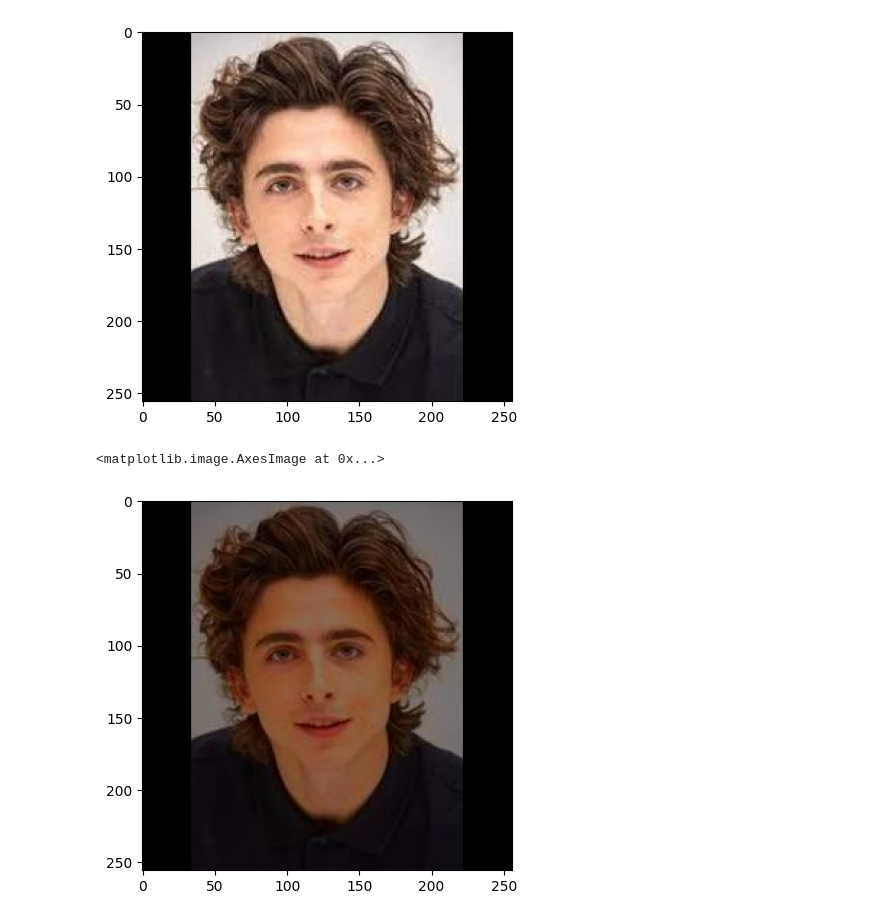
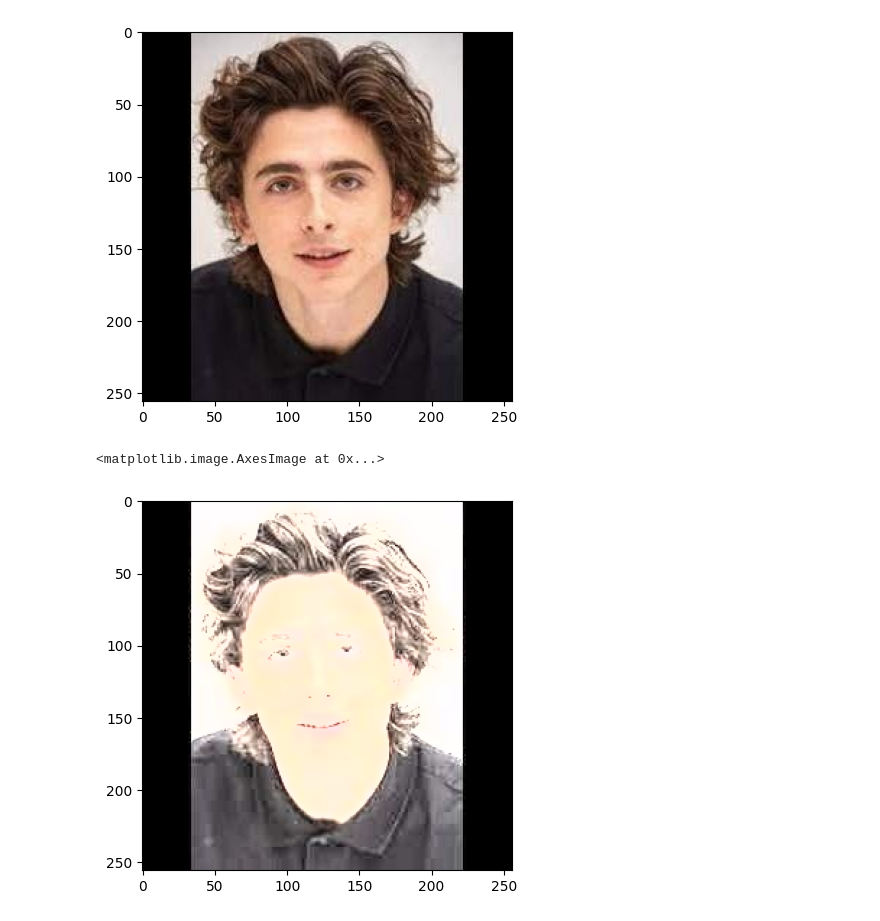
Before and after one commit to gry-mar/biometrics-assignment-1, a Jupyter notebook: notebooks/image_adjustment_test.ipynb, the cells around one changed output. Saved outputs shown, nothing was run; the diff lists cells and outputs as text; code cells hidden in the pictures.

```diff
--- a/notebooks/image_adjustment_test.ipynb
+++ b/notebooks/image_adjustment_test.ipynb
@@ -18,11 +15,11 @@ plt.imshow(image)
 <matplotlib.image.AxesImage at 0x...>
 [figure]
 # %%
-res = iu.change_luminance(image, scale_type=iu.ScaleType.LINEAR, factor=.5)
+res = iu.change_luminance(image, scale_type=iu.ScaleType.LINEAR, factor=3.5, clip=True)
 plt.imshow(res)
 # %% [output]
 <matplotlib.image.AxesImage at 0x...>
-[figure, old version]
+[figure, new version]
 # %%
 res_quadratic = iu.change_luminance(image, scale_type=iu.ScaleType.QUADRATIC)
 plt.imshow(res_quadratic)
```
Also changed, not shown: parts of 5 cells of this notebook, 1 other file.
